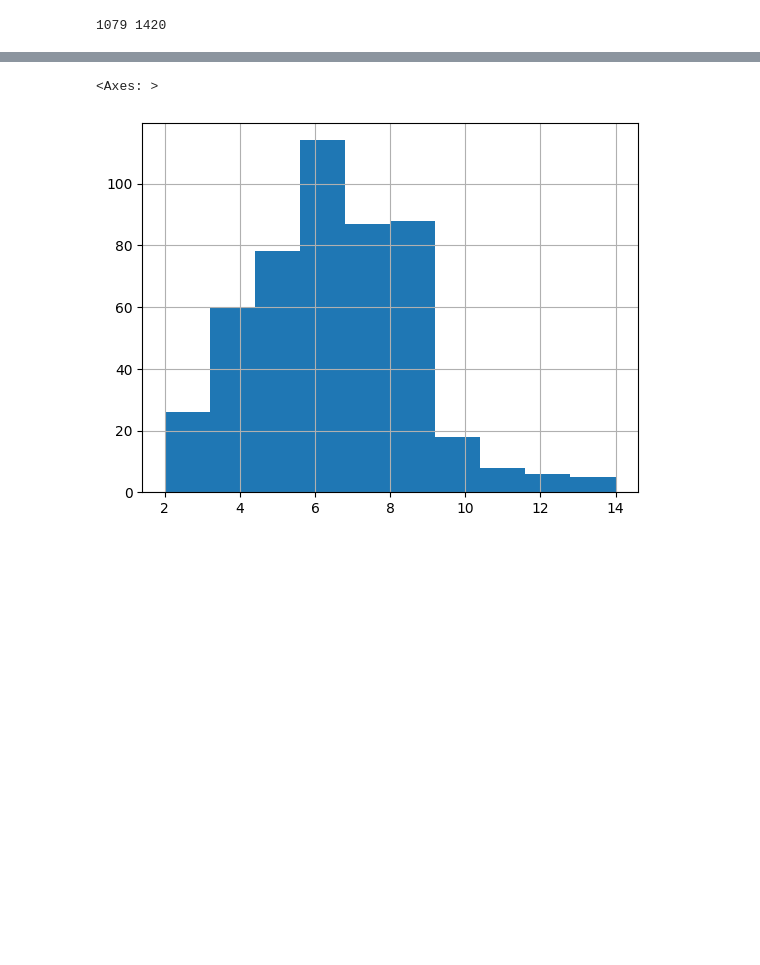
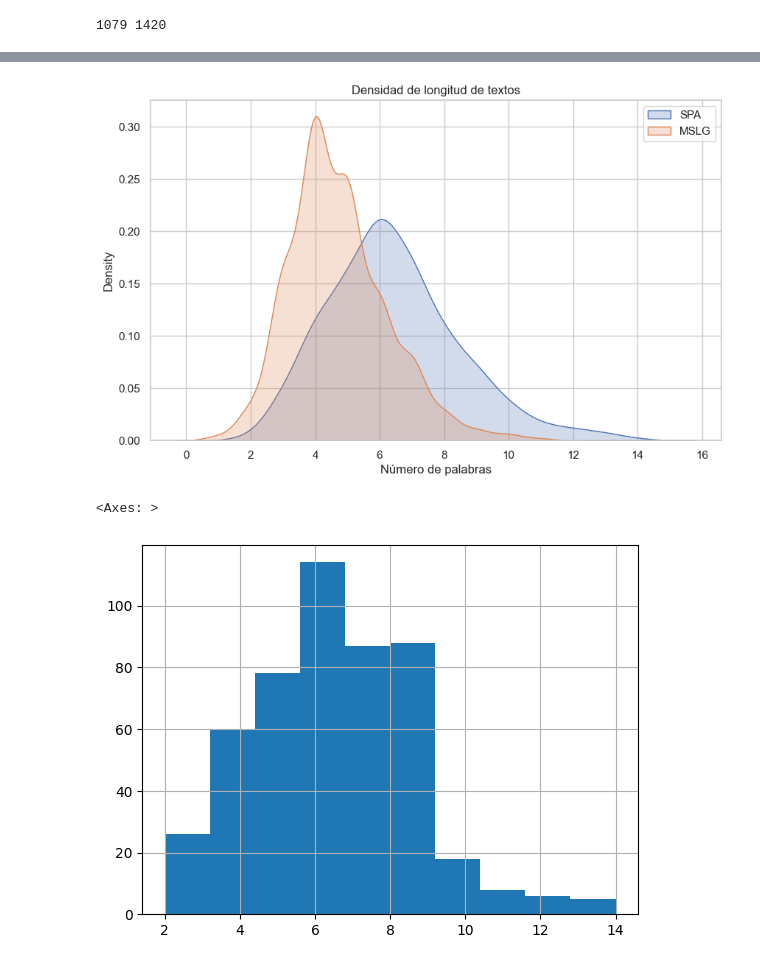
Before and after one commit to JoseAdrianRodriguezGonzalez/MSLG-SPA-2026, a Jupyter notebook: eda/eda.ipynb, the cells around one changed output, grey strips where cells are left out. Drawn from its saved outputs; the diff is of its cells as text; code cells hidden in the pictures; blank space fills up the shorter version.

```diff
--- a/eda/eda.ipynb
+++ b/eda/eda.ipynb
@@ -67,3 +92,16 @@ df["len_mslg"].hist()
+# %%
+plt.figure(figsize=(10,6))
+
+sns.kdeplot(df["len_spa"], label="SPA", fill=True)
+sns.kdeplot(df["len_mslg"], label="MSLG", fill=True)
+
+plt.legend()
+plt.title("Densidad de longitud de textos")
+plt.xlabel("Número de palabras")
+
+plt.show()
+# %% [output]
+[figure, added]
 # %%
 df["len_spa"].hist()
 # %% [output]
```
Also changed, not shown: parts of 4 cells of this notebook, 5 other files.
